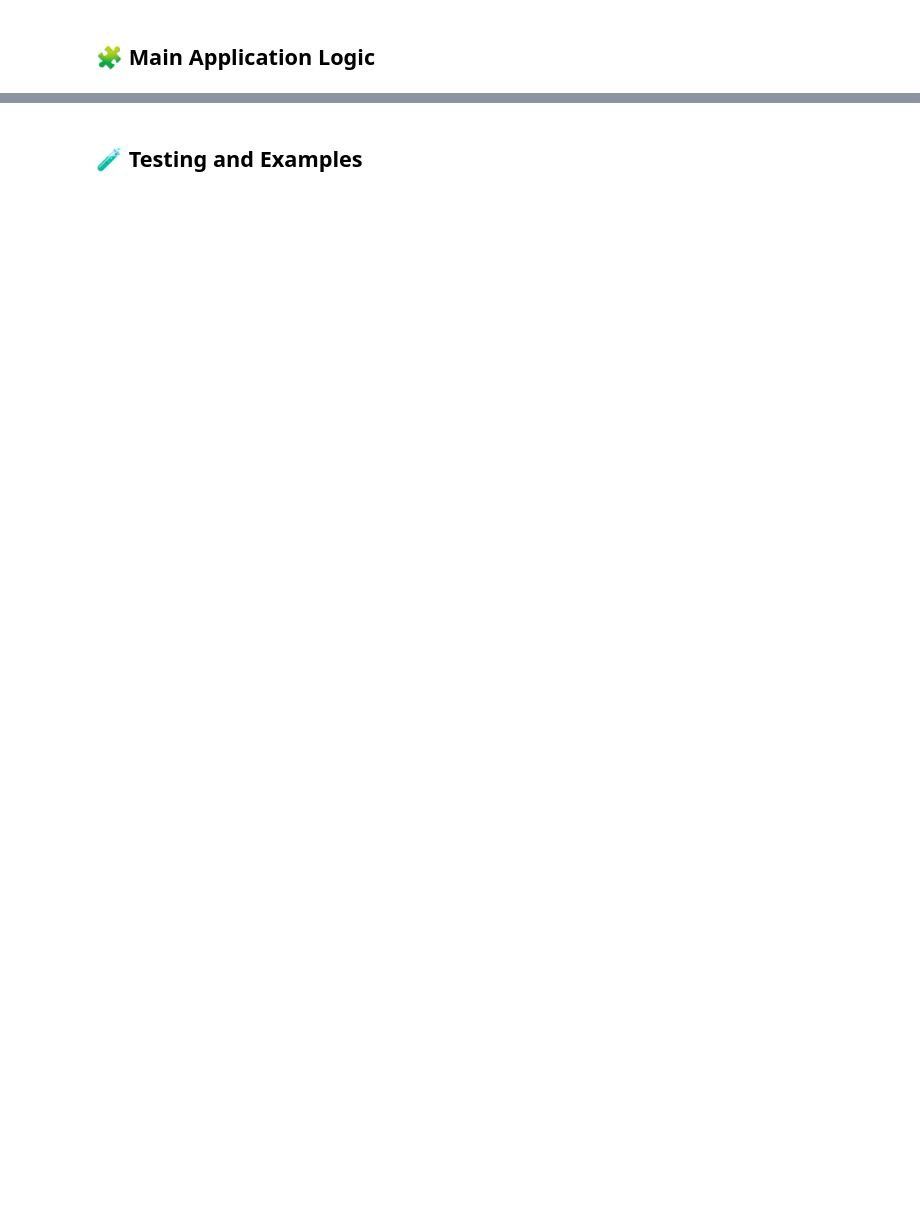
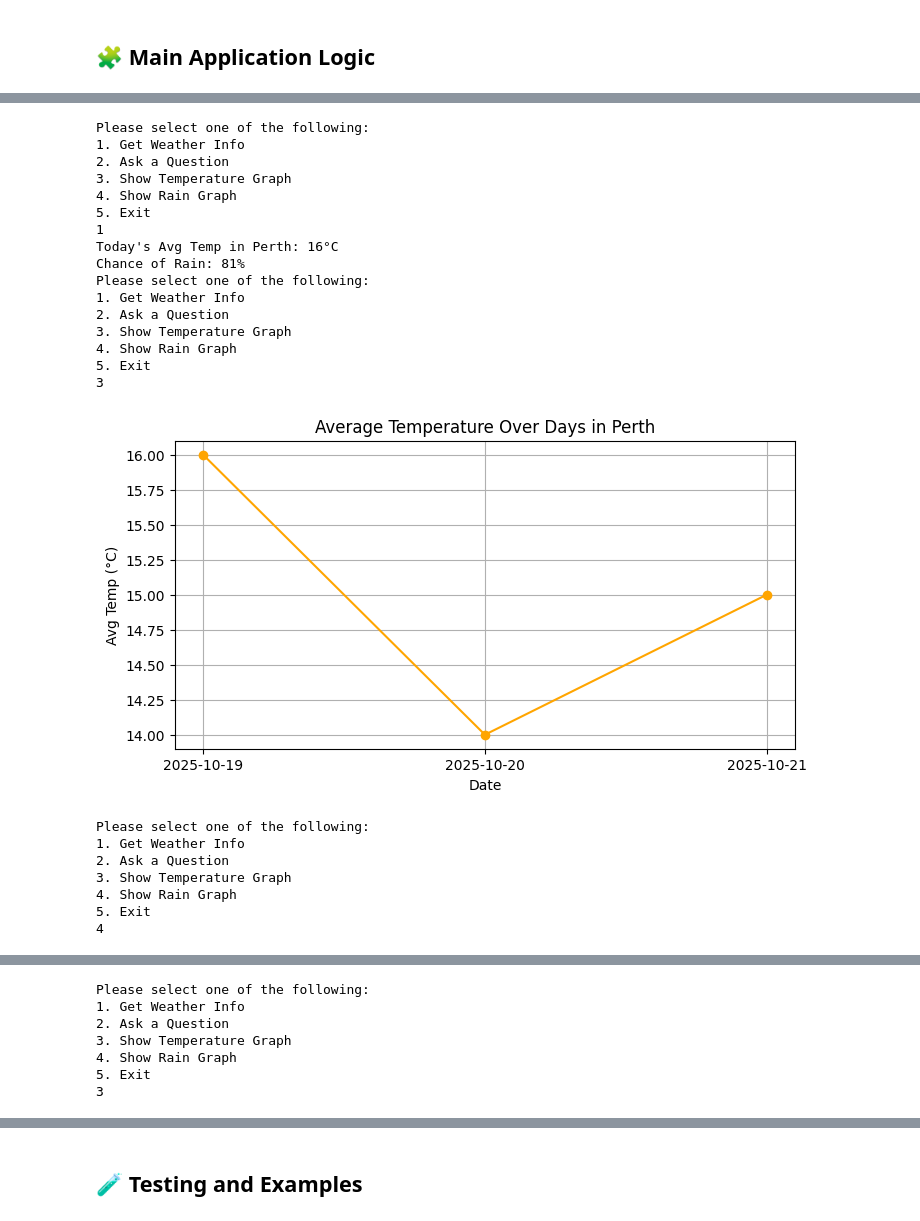
Before and after one commit to DCNiloy/DCNiloy, a Jupyter notebook: starter_notebook.ipynb, the cells around one changed output, grey strips where cells are left out. Drawn from its saved outputs; the diff is of its cells as text; code cells hidden in the pictures; blank space fills up the shorter version.

```diff
--- a/starter_notebook.ipynb
+++ b/starter_notebook.ipynb
@@ -93,0 +118,3 @@ def get_weather_data(location, forecast_days=5):
+# %%
+weather_data = get_weather_data()
+print(weather_data.keys())
@@ -125,0 +162,37 @@ def create_precipitation_visualisation(weather_data, output_type='display'):
+# %%
+def generate_weather_response(parsed_question, weather_data):
+    if parsed_question['attribute'] == "temperature":
+        today = weather_data['weather'][0]
+        return f"Today in Perth, the average temperature is {today['avgtempC']}°C."
+    elif parsed_question['attribute'] == "rain":
+        today = weather_data['weather'][0]
+        rain = today['hourly'][0]['chanceofrain']
+        return f"Today in Perth, the chance of rain is {rain}%."
+    else:
+        return "I'm not sure how to answer that. Please ask about temperature or rain."
+# %%
+def weather_menu():
+    location = "Perth"
+    data = get_weather_data(location)
+
+    while True:
+        choice = pyip.inputMenu(['Get Weather Info', 'Ask a Question', 'Show Temperature Graph', 'Show Rain Graph', 'Exit'], numbered=True)
+
+        if choice == 'Get Weather Info':
+            today = data['weather'][0]
+            print(f"Today's Avg Temp in Perth: {today['avgtempC']}°C")
+            print(f"Chance of Rain: {today['hourly'][0]['chanceofrain']}%")
+
+        elif choice == 'Ask a Question':
+            q = input("Ask your weather question: ")
+            parsed = parse_weather_question(q)
+            print(generate_weather_response(parsed, data))
+
+        elif choice == 'Show Temperature Graph':
+            create_temperature_visualisation(data)
+
+        elif choice == 'Show Rain Graph':
+            create_precipitation_visualisation(data)
+
+        elif choice == 'Exit':
+            break
@@ -160,0 +525,27 @@ def generate_weather_response(parsed_question, weather_data):
+# %%
+weather_menu()
+# %% [output]
+Please select one of the following:
+1. Get Weather Info
+2. Ask a Question
+3. Show Temperature Graph
+4. Show Rain Graph
+5. Exit
+1
+Today's Avg Temp in Perth: 16°C
+Chance of Rain: 81%
+Please select one of the following:
+1. Get Weather Info
+2. Ask a Question
+3. Show Temperature Graph
+4. Show Rain Graph
+5. Exit
+3
+[figure, added]
+Please select one of the following:
+1. Get Weather Info
+2. Ask a Question
+3. Show Temperature Graph
+4. Show Rain Graph
+5. Exit
+4
@@ -160,0 +553,7 @@ def generate_weather_response(parsed_question, weather_data):
+Please select one of the following:
+1. Get Weather Info
+2. Ask a Question
+3. Show Temperature Graph
+4. Show Rain Graph
+5. Exit
+3
```
Also changed, not shown: parts of 23 cells of this notebook.
